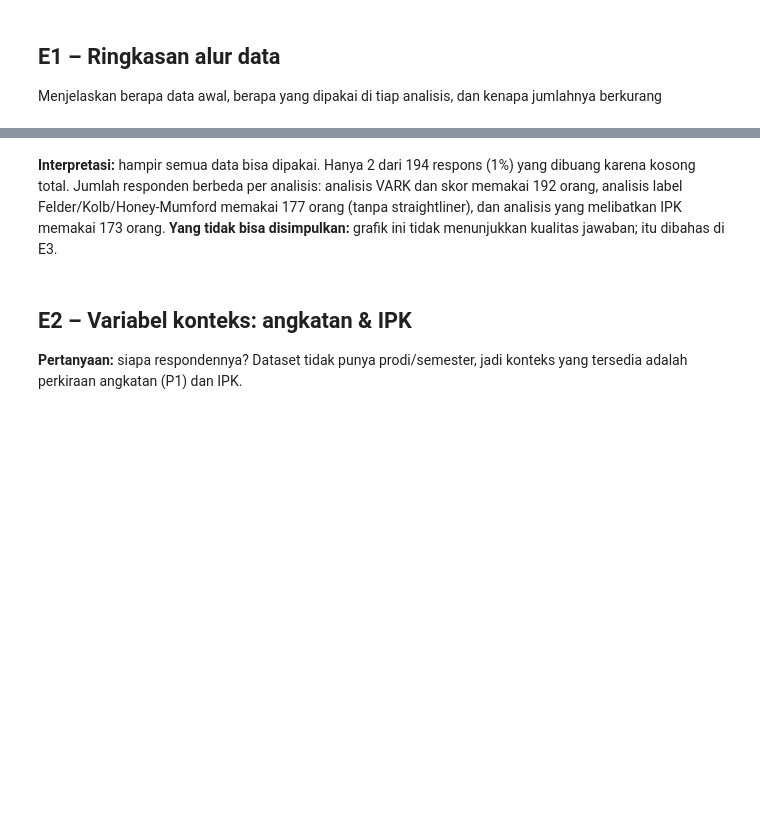
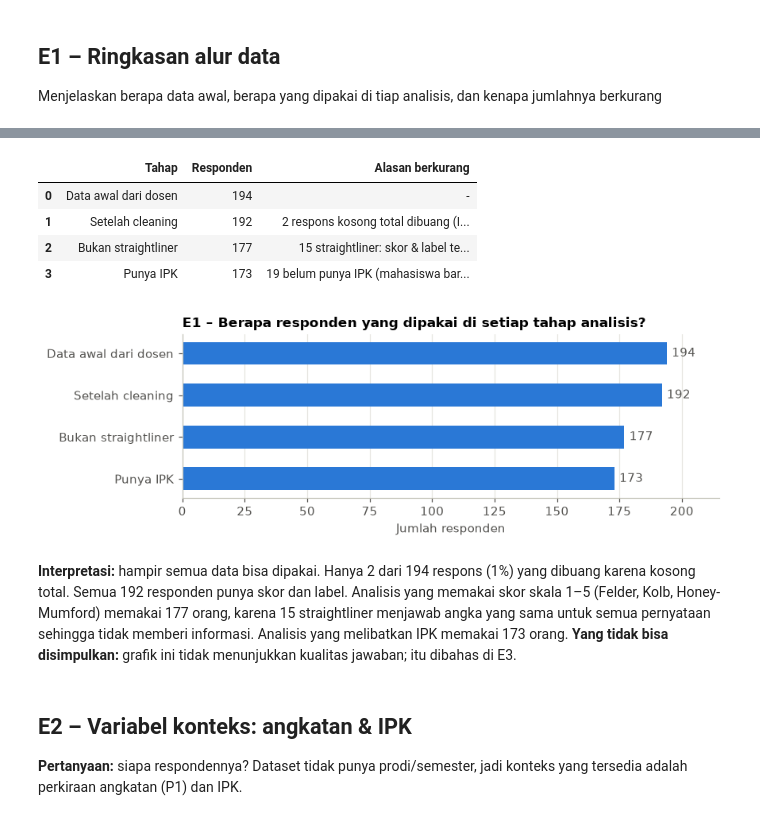
Before and after one commit to edwardchristi4n/machine_learning_exam, a Jupyter notebook: notebook/KelpAdam_UTS_DataPreparation_EDA.ipynb, the cells around one changed output, grey strips where cells are left out. Drawn from its saved outputs; the diff is of its cells as text; code cells hidden in the pictures; blank space fills up the shorter version.

```diff
--- a/notebook/KelpAdam_UTS_DataPreparation_EDA.ipynb
+++ b/notebook/KelpAdam_UTS_DataPreparation_EDA.ipynb
@@ -1566,0 +1395,20 @@ Straightliner (15) -> {'FS_AR_label_uas': {'Setara': 15}, 'HM_label_uas': {'Seri
+# %%
+HM = {"HM_ACT": "Activist", "HM_REF": "Reflector", "HM_THE": "Theorist", "HM_PRA": "Pragmatist"}
+
+# 1) Skor gaya = jumlah 8 item (rentang 8..40)
+for g in HM:
+    item = [c for c in LIKERT_COLS if c.startswith(f"{g}_")]
+    df[f"{g}_sum"] = df[item].sum(axis=1).astype(int)
+
+# 2) Label: gaya dengan skor tertinggi yang unik; jika sama tinggi -> "Seri"
+HM_SUM = [f"{g}_sum" for g in HM]
+df["HM_label"] = maks_unik(df[HM_SUM], {f"{g}_sum": n for g, n in HM.items()})
+
+# 3) Validasi & contoh
+assert all(df[c].between(8, 40).all() for c in HM_SUM)
+r = df.loc[df["ID"] == 4].iloc[0]
+print("Contoh ID 4:", {HM[g]: int(r[f"{g}_sum"]) for g in HM}, "->", r["HM_label"])
+n_puncak = df[HM_SUM].eq(df[HM_SUM].max(axis=1), axis=0).sum(axis=1)
+print("Jumlah gaya yang berbagi skor tertinggi:", n_puncak.value_counts().sort_index().to_dict(),
+      "| Seri dari straightliner:", int((df.loc[df["flag_straightline"], "HM_label"] == "Seri").sum()))
+print("HM_label:", df["HM_label"].value_counts().to_dict())
@@ -2000,6 +1894,35 @@ simpan(fig, "E1_alur_data")
-# %% [markdown]
-**Interpretasi:** hampir semua data bisa dipakai. Hanya 2 dari 194 respons (1%) yang dibuang karena kosong total. Jumlah responden berbeda per analisis: analisis VARK dan skor memakai 192 orang, analisis label Felder/Kolb/Honey-Mumford memakai 177 orang (tanpa straightliner), dan analisis yang melibatkan IPK memakai 173 orang.
-**Yang tidak bisa disimpulkan:** grafik ini tidak menunjukkan kualitas jawaban; itu dibahas di E3.
+# %%
+alur = pd.DataFrame({
+    "Tahap": ["Data awal dari dosen", "Setelah cleaning", "Bukan straightliner", "Punya IPK"],
+    "Responden": [len(raw), len(eda), int(ok.sum()), int(eda["IPK"].notna().sum())],
+    "Alasan berkurang": ["-",
+                         "2 respons kosong total dibuang (ID 11, 133)",
+                         "15 straightliner: skor & label tetap ada, tetapi tidak dipakai di analisis skala 1-5",
+                         "19 belum punya IPK (mahasiswa baru / tanpa data nilai)"],
+})
+display(alur)
+
+fig, ax = plt.subplots(figsize=(8, 2.8))
+y = alur["Tahap"][::-1]
+x = alur["Responden"][::-1]
+ax.barh(y, x, color=BIRU, height=0.55)
+for yi, v in enumerate(x):
+    ax.text(v + 2, yi, str(v), va="center", color=TEKS)
+ax.set_xlim(0, 215)
+ax.set_xlabel("Jumlah responden")
+ax.grid(axis="y", visible=False)
+ax.set_title("E1 – Berapa responden yang dipakai di setiap tahap analisis?")
+simpan(fig, "E1_alur_data")
+# %% [output]
+|  | Tahap | Responden | Alasan berkurang |
+| 0 | Data awal dari dosen | 194 | - |
+| 1 | Setelah cleaning | 192 | 2 respons kosong total dibuang (I... |
+| 2 | Bukan straightliner | 177 | 15 straightliner: skor & label te... |
+| 3 | Punya IPK | 173 | 19 belum punya IPK (mahasiswa bar... |
+[figure, added]
+# %% [markdown]
+**Interpretasi:** hampir semua data bisa dipakai. Hanya 2 dari 194 respons (1%) yang dibuang karena kosong total. Semua 192 responden punya skor dan label. Analisis yang memakai skor skala 1–5 (Felder, Kolb, Honey-Mumford) memakai 177 orang, karena 15 straightliner menjawab angka yang sama untuk semua pernyataan sehingga tidak memberi informasi. Analisis yang melibatkan IPK memakai 173 orang.
+**Yang tidak bisa disimpulkan:** grafik ini tidak menunjukkan kualitas jawaban; itu dibahas di E3.
 # %% [markdown]
 ## E2 – Variabel konteks: angkatan & IPK
 **Pertanyaan:** siapa respondennya? Dataset tidak punya prodi/semester, jadi konteks yang tersedia adalah perkiraan angkatan (P1) dan IPK.
```
Also changed, not shown: parts of 78 cells of this notebook, 15 other files.
